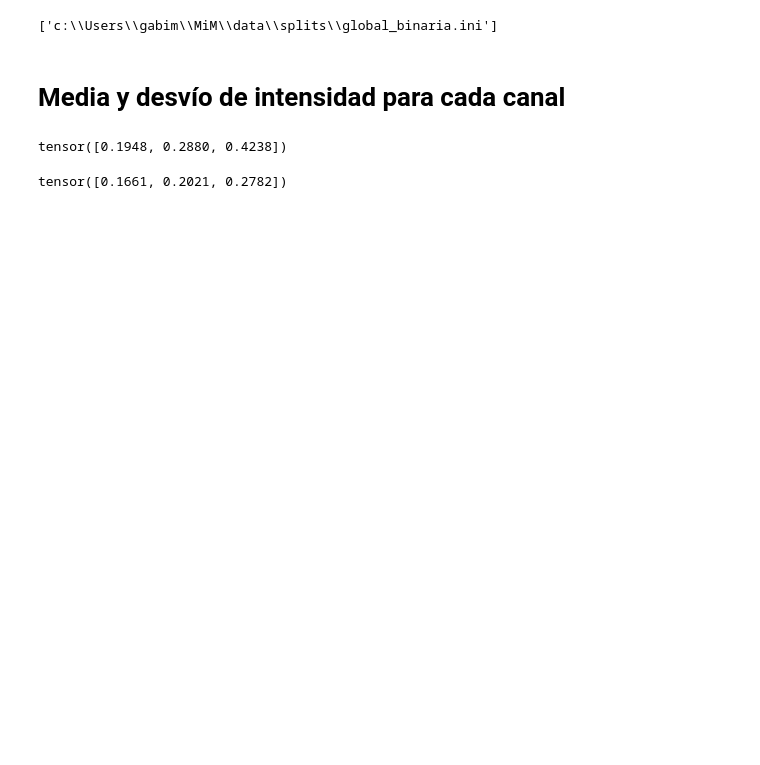
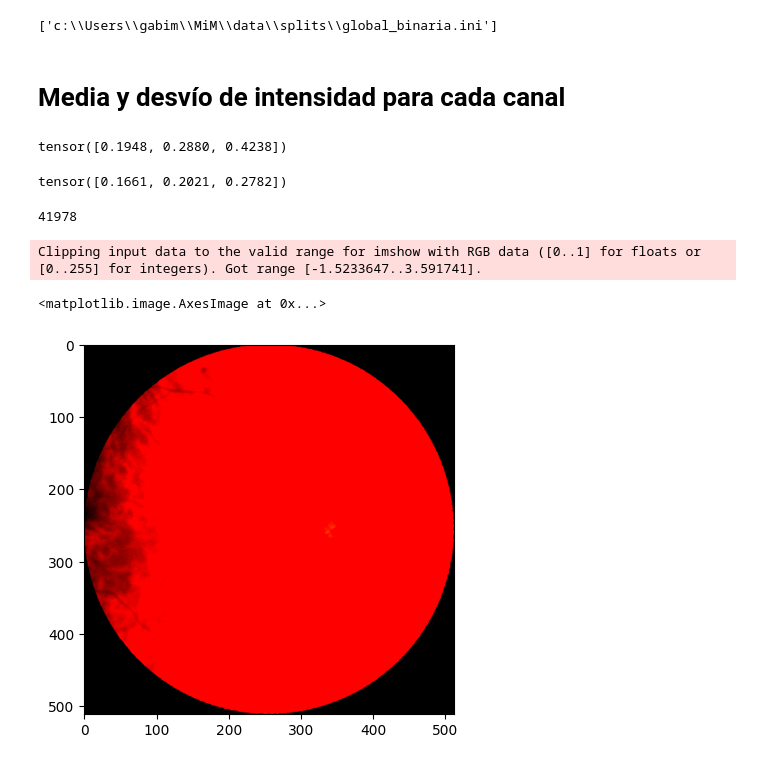
Before and after one commit to gabimoran/MiM, a Jupyter notebook: notebooks/04_draft_clase_dataset.ipynb, the cells around one changed output. Cells and saved outputs as stored; diff of their text form; code cells hidden in the pictures; blank space fills up the shorter version.

Commit message:
subo actualizaciones en la clase dataset

```diff
--- a/notebooks/04_draft_clase_dataset.ipynb
+++ b/notebooks/04_draft_clase_dataset.ipynb
@@ -122,5 +126,25 @@ class EyeDataset(torch.utils.data.dataset.Dataset):
 
     # retornamos el par
     return (img, label)
+# %%
+mean=torch.tensor([0.1948, 0.2880, 0.4238])
+std=torch.tensor([0.1661, 0.2021, 0.2782])
 # %%
-train = EyeDataset(partition='training',mean=img_mean,std=img_std)
+train = EyeDataset(data_path=Path(os.getcwd()).parent,
+                   partition='training',
+                   mean=mean,
+                   std=std)
+# %%
+len(train)
+# %% [output]
+41978
+# %%
+import matplotlib.pyplot as plt
+
+img,label = train[0]
+
+plt.imshow(img.permute(1,2,0))
+# %% [output]
+Clipping input data to the valid range for imshow with RGB data ([0..1] for floats or [0..255] for integers). Got range [-1.5233647..3.591741].
+<matplotlib.image.AxesImage at 0x...>
+[figure, added]
```
Also changed, not shown: parts of 7 cells of this notebook.
